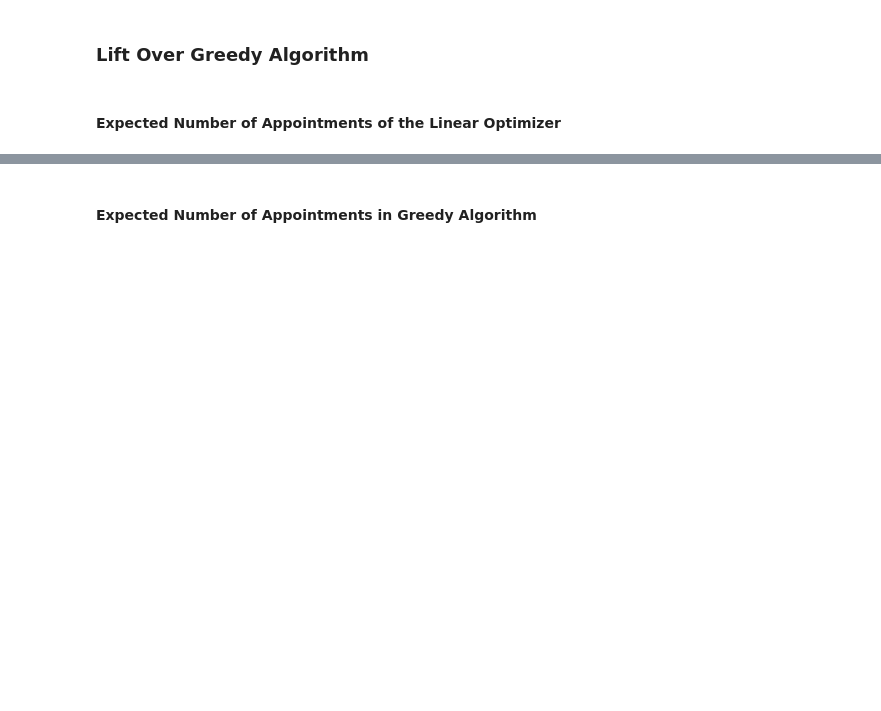
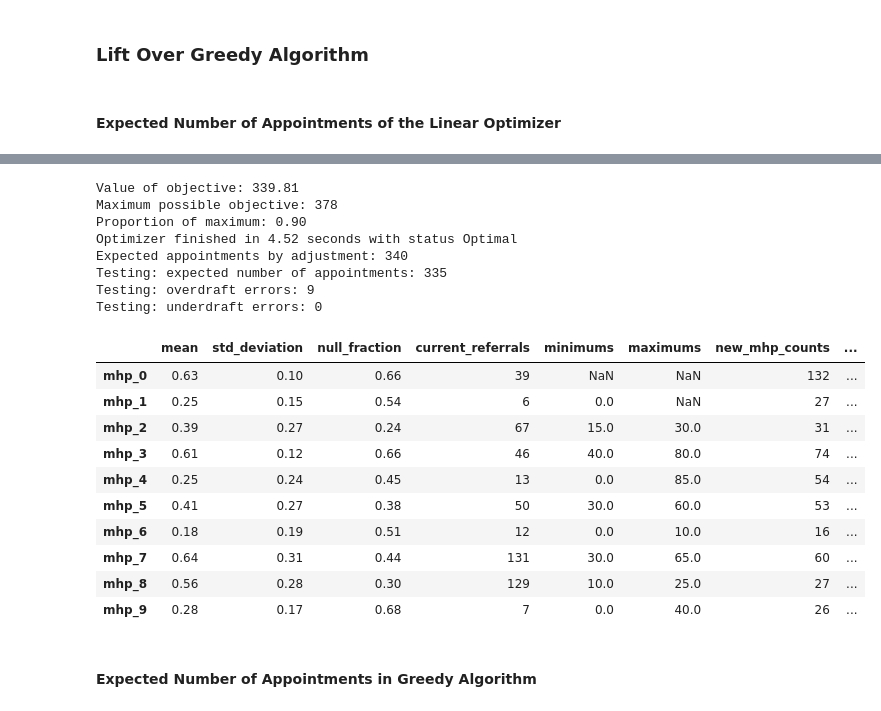
Before and after one commit to ratish-dalvi/contextual-MAB, a Jupyter notebook: matching.ipynb, the cells around one changed output, grey strips where cells are left out. Cells and saved outputs as stored; diff of their text form; code cells hidden in the pictures; blank space fills up the shorter version.

```diff
--- a/matching.ipynb
+++ b/matching.ipynb
@@ -508,0 +546,14 @@ On the other hand, the MHPs with the lowest scheduling rate did not get many ref
+# %%
+ff = []
+for i in range(8):
+    n_mhps = 10*(i+1)
+    df, mhps = generate_data(n_referrals=500, n_mhps=n_mhps)
+    d = {"n_mhps": n_mhps}
+    for rtype in ["adjustment", "assignment"]:
+        _, solver = train(df, mhps, compute_adjustments=(rtype == "adjustment"), verbose=False)
+        for attr in ['status', 'run_time',  'objective', 'prop_maximum', 'expected_appointments']:
+            val = getattr(solver, attr)
+            d["%s_%s" % (attr, rtype)] = round(val, 2) if isinstance(val, float) else val
+    ff.append(d)
+df_out = pd.DataFrame(ff)
+df_out[sorted(df_out.columns)]
@@ -535,3 +602,49 @@ NameError: name 'N_MHPS' is not defined
+# %%
+def test_linop(df, mhps, solver):
+    df_new = df.copy(deep=True)
+    n_referrals, n_mhps = df.shape
+
+    for i in range(n_mhps):
+        col = mhps[i].name
+        df_new[col] = (df_new[col] + solver.adjustment[i])
+
+    assignment = []
+    for i in range(n_referrals):
+        row = df_new.iloc[i]
+        idxmax_adjusted = row.idxmax()
+        assignment.append(idxmax_adjusted)
+
+    return evaluate(df, mhps, assignment)
+
+
+# Train
+df, mhps = generate_data(n_referrals=500, n_mhps=10)
+_, solver = train(df, mhps, compute_adjustments=True)
+
+# Test
+df_test = generate_test_data(len(df), mhps, noise=0.0)
+df_test_results, expected_appts = test_linop(df_test, mhps, solver)
+df_test_results
+# %% [output]
+Value of objective: 339.81
+Maximum possible objective: 378
+Proportion of maximum: 0.90
+Optimizer finished in 4.52 seconds with status Optimal
+Expected appointments by adjustment: 340
+Testing: expected number of appointments: 335
+Testing: overdraft errors: 9
+Testing: underdraft errors: 0
+|  | mean | std_deviation | null_fraction | current_referrals | minimums | maximums | new_mhp_counts | ... |
+| mhp_0 | 0.63 | 0.10 | 0.66 | 39 | NaN | NaN | 132 | ... |
+| mhp_1 | 0.25 | 0.15 | 0.54 | 6 | 0.0 | NaN | 27 | ... |
+| mhp_2 | 0.39 | 0.27 | 0.24 | 67 | 15.0 | 30.0 | 31 | ... |
+| mhp_3 | 0.61 | 0.12 | 0.66 | 46 | 40.0 | 80.0 | 74 | ... |
+| mhp_4 | 0.25 | 0.24 | 0.45 | 13 | 0.0 | 85.0 | 54 | ... |
+| mhp_5 | 0.41 | 0.27 | 0.38 | 50 | 30.0 | 60.0 | 53 | ... |
+| mhp_6 | 0.18 | 0.19 | 0.51 | 12 | 0.0 | 10.0 | 16 | ... |
+| mhp_7 | 0.64 | 0.31 | 0.44 | 131 | 30.0 | 65.0 | 60 | ... |
+| mhp_8 | 0.56 | 0.28 | 0.30 | 129 | 10.0 | 25.0 | 27 | ... |
+| mhp_9 | 0.28 | 0.17 | 0.68 | 7 | 0.0 | 40.0 | 26 | ... |
 # %% [markdown]
 #### Expected Number of Appointments in Greedy Algorithm
 # %%
```
Also changed, not shown: parts of 12 cells of this notebook.
